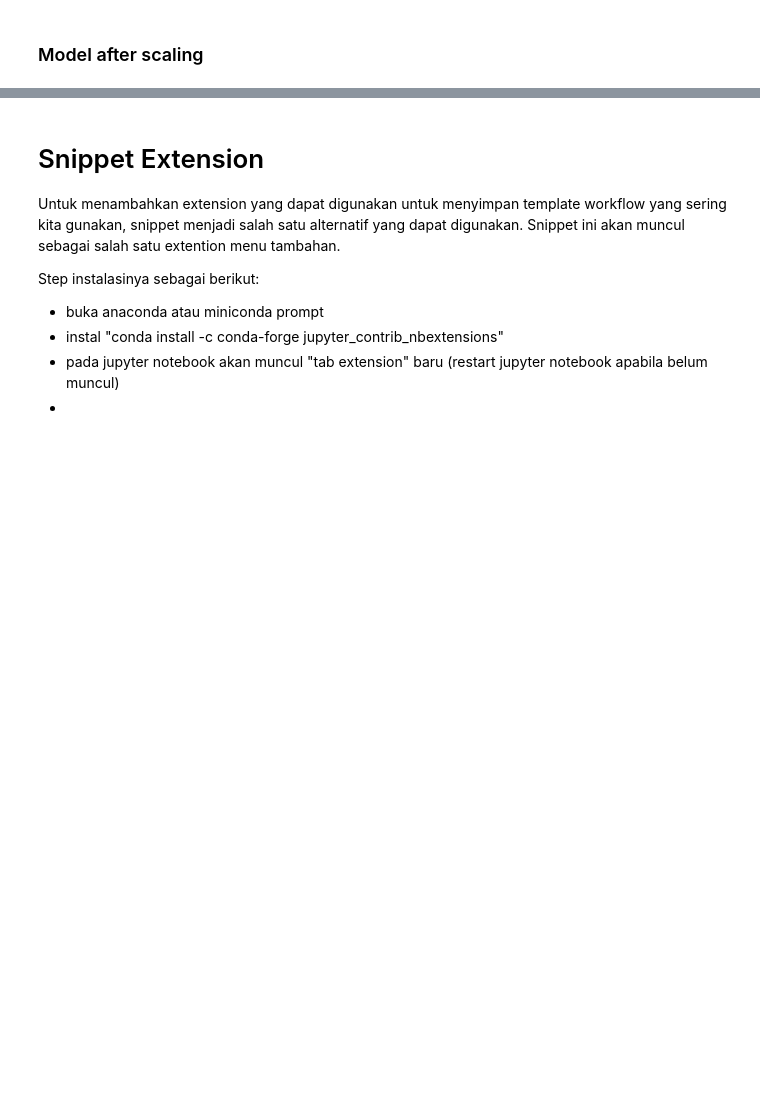
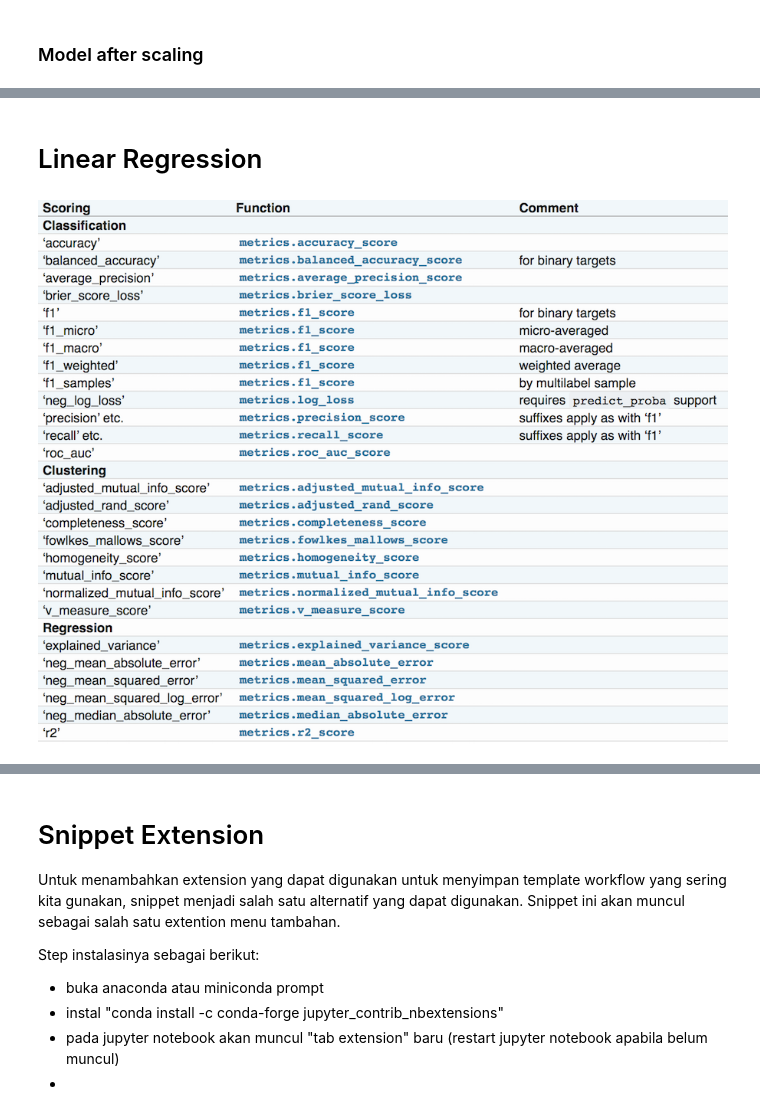
Before and after one commit to budsains/materi, a Jupyter notebook: material_book.ipynb, the cells around one changed output, grey strips where cells are left out. Saved outputs shown, nothing was run; the diff lists cells and outputs as text; code cells hidden in the pictures; blank space fills up the shorter version.

```diff
--- a/material_book.ipynb
+++ b/material_book.ipynb
@@ -1315,0 +1312,2 @@ Fitting 3 folds for each of 49 candidates, totalling 147 fits
+# %% [markdown]
+# Linear Regression
@@ -1315,0 +1320,4 @@ Fitting 3 folds for each of 49 candidates, totalling 147 fits
+# %%
+illustration.sklearn_scoring
+# %% [output]
+[figure, added]
```
Also changed, not shown: parts of 4 cells of this notebook.
